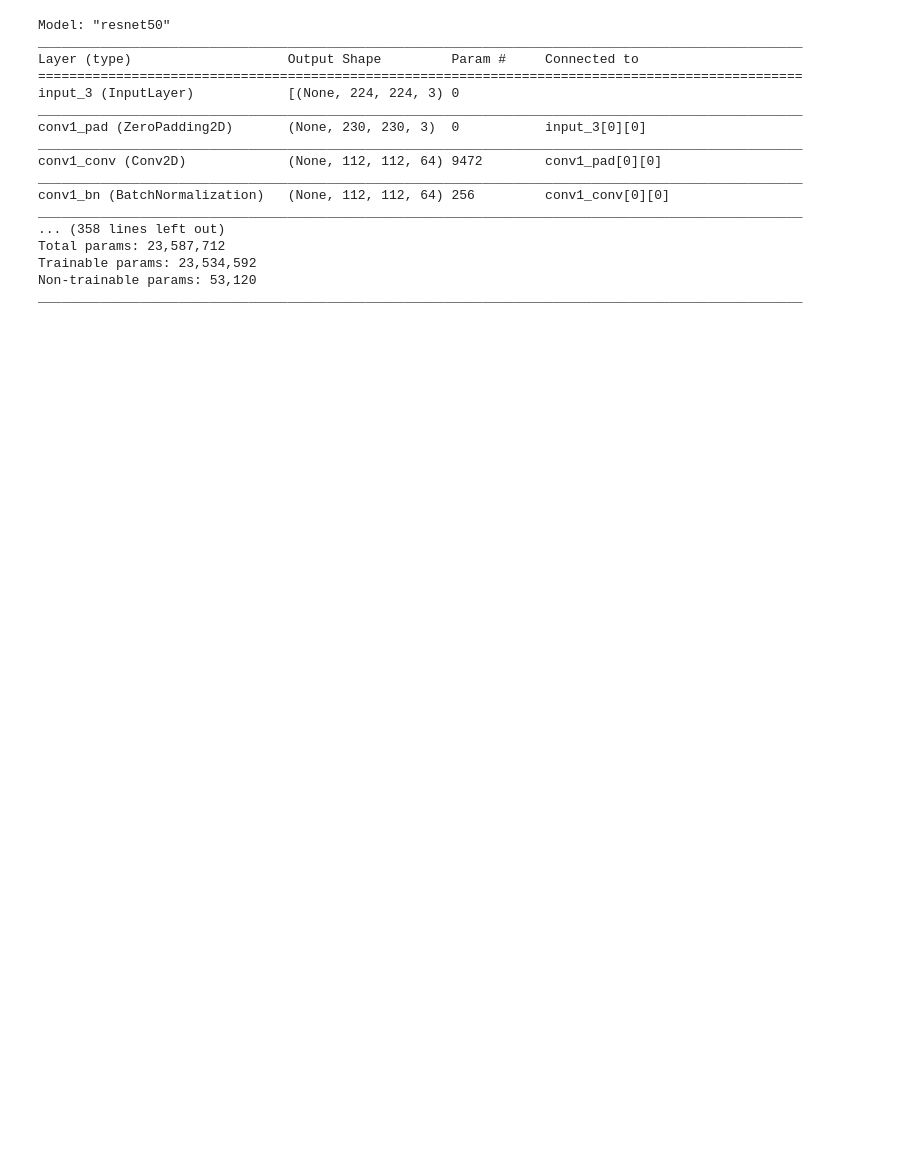
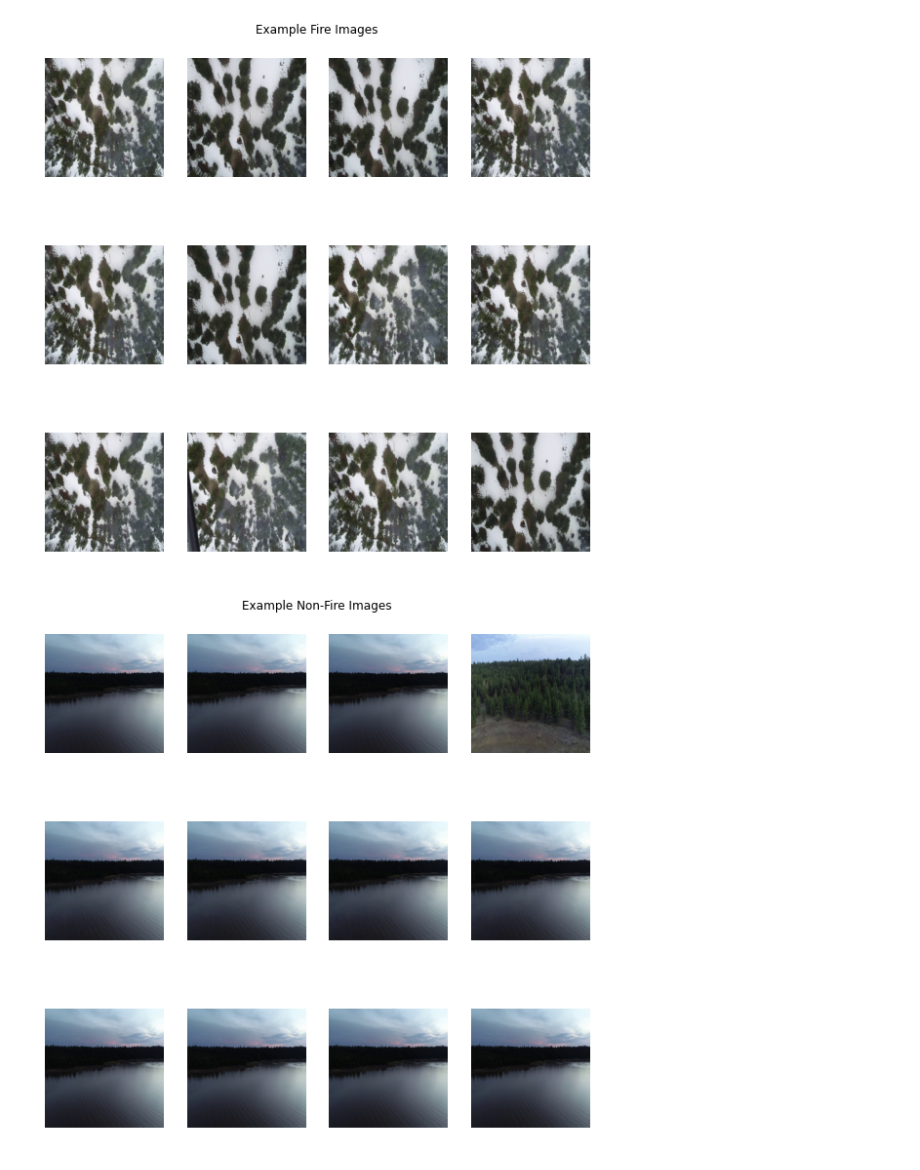
Before and after one commit to EmmanuelABonsu/CE888, a Jupyter notebook: src/project/project.ipynb, the cells around one changed output. Drawn from its saved outputs; the diff is of its cells as text; code cells hidden in the pictures; blank space fills up the shorter version.

```diff
--- a/src/project/project.ipynb
+++ b/src/project/project.ipynb
@@ -13,0 +29,43 @@ img_width, img_height = 224, 224
+# %%
+# Defining file paths. Model data is stored in Google drive
+training_dir = "drive/MyDrive/CE888_data/Training"
+testing_dir = "drive/MyDrive/CE888_data/Test"
+img_dimension = (254, 254)
+batch_size=128
+# %%
+
+def image_collage(path, n_rows, n_cols, title):
+    # Initiating the plot
+    fig = plt.figure(figsize=(10,10))
+    plt.title(title)
+
+    # Turns off axis from the collage (total plot)
+    plt.axis('Off')
+
+    # List of all images in the path
+    img_list = os.listdir(path)
+
+    img_num = 1
+    for img in img_list[:n_rows*n_cols]:
+
+        # directroies of the choosen images
+        img_path = os.path.join(path, img)
+
+        # showing the color images
+        img_read = mpimg.imread(img_path)
+
+        # collage is formed from subplot
+        ax = fig.add_subplot(n_rows, n_cols, img_num)
+        img_num += 1
+
+        # displaying image in subplot
+        ax.imshow(img_read)
+
+        # turns off the axis from individual image in the collage
+        ax.axis('Off')
+# %%
+image_collage(training_dir + "/Fire", 3, 4, 'Example Fire Images')
+image_collage(training_dir + "/No_Fire", 3, 4, 'Example Non-Fire Images')
+# %% [output]
+[figure, added]
+[figure, added]
@@ -14,26 +92,8 @@ img_width, img_height = 224, 224
 # %%
 # Load Pre-trained CNN
-pre_trained_model = ResNet50(
+pre_trained_model = VGG16(
     weights='imagenet',
     include_top = False,
     input_shape=(img_width, img_height, 3)
 )
-pre_trained_model.summary()
+# pre_trained_model.summary()
-# %% [output]
-Model: "resnet50"
-__________________________________________________________________________________________________
-Layer (type)                    Output Shape         Param #     Connected to
-==================================================================================================
-input_3 (InputLayer)            [(None, 224, 224, 3) 0
-__________________________________________________________________________________________________
-conv1_pad (ZeroPadding2D)       (None, 230, 230, 3)  0           input_3[0][0]
-__________________________________________________________________________________________________
-conv1_conv (Conv2D)             (None, 112, 112, 64) 9472        conv1_pad[0][0]
-__________________________________________________________________________________________________
-conv1_bn (BatchNormalization)   (None, 112, 112, 64) 256         conv1_conv[0][0]
-__________________________________________________________________________________________________
-... (358 lines left out)
-Total params: 23,587,712
-Trainable params: 23,534,592
-Non-trainable params: 53,120
-__________________________________________________________________________________________________
```
Also changed, not shown: parts of 11 cells of this notebook.
